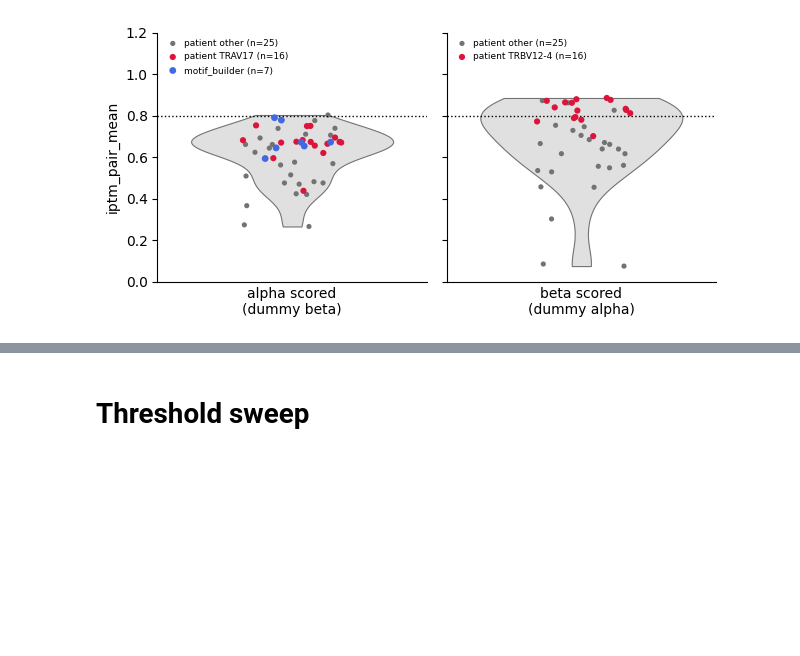
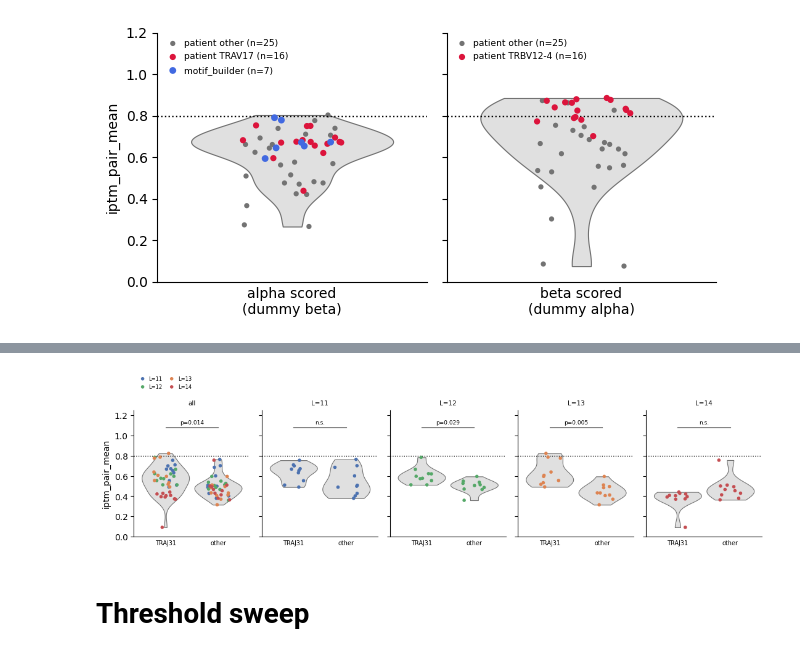
Before and after one commit to Rita-Ann-Roessner/Postdoc-UNIL, a Jupyter notebook: 260626_ESMfold2_motif_builder/Monitor.ipynb, the cells around one changed output, grey strips where cells are left out. Saved outputs shown, nothing was run; the diff lists cells and outputs as text; code cells hidden in the pictures; blank space fills up the shorter version.

```diff
--- a/260626_ESMfold2_motif_builder/Monitor.ipynb
+++ b/260626_ESMfold2_motif_builder/Monitor.ipynb
@@ -427,0 +497,75 @@ plt.show()
+# %%
+import numpy as np
+import pandas as pd
+import matplotlib.pyplot as plt
+import seaborn as sns
+from scipy.stats import mannwhitneyu
+
+base   = 'TCR_motif_atlas_cdr3_templated_new_installation_reduced_cycles_NY-ESO-1'
+THRESH = 0.8
+rng = np.random.default_rng(0)
+
+df = pd.read_csv(f'{base}/struc_preds_traj31_test/traj31_test_scored.csv')
+
+ARMS    = ['TRAJ31', 'otherJ']
+LENGTHS = [11, 12, 13, 14]
+LCOL    = dict(zip(LENGTHS, ['#4C72B0', '#55A868', '#DD8452', '#C44E52']))
+
+# length-centred scores, so the pooled test is not confounded by CDR3 length
+df['centred'] = df['iptm_pair_mean'] - df.groupby('cdr3_len')['iptm_pair_mean'].transform('median')
+
+PANELS = [('all', None)] + [(f'L={L}', L) for L in LENGTHS]
+M_CORRECT = len(PANELS)          # Bonferroni family = every test shown
+
+def test(sub, col):
+    a = sub.loc[sub['arm'] == 'TRAJ31', col]
+    b = sub.loc[sub['arm'] == 'otherJ', col]
+    u, p = mannwhitneyu(a, b, alternative='two-sided')
+    return u / (len(a) * len(b)), p
+
+def fmt(p):
+    return 'n.s.' if p >= 0.05 else (f'p={p:.3f}' if p >= 1e-3 else f'p={p:.1e}')
+
+fig, axes = plt.subplots(1, len(PANELS), figsize=(11, 3.2), sharey=True)
+
+for ax, (title, L) in zip(axes, PANELS):
+    sub = df if L is None else df[df['cdr3_len'] == L]
+    auc, p = test(sub, 'centred' if L is None else 'iptm_pair_mean')
+    p_adj = min(1.0, p * M_CORRECT)
+
+    for pos, arm in enumerate(ARMS):
+        y = sub.loc[sub['arm'] == arm, 'iptm_pair_mean'].to_numpy()
+
+        vp = ax.violinplot(y, positions=[pos], widths=0.9, showextrema=False)
+        for b in vp['bodies']:
+            b.set_facecolor('0.88'); b.set_edgecolor('0.45')
+            b.set_linewidth(0.8);    b.set_alpha(1.0)
+
+        x  = pos + rng.uniform(-0.22, 0.22, len(y))
+        ln = sub.loc[sub['arm'] == arm, 'cdr3_len'].to_numpy()
+        for LL in LENGTHS:
+            m = (ln == LL)
+            if m.any():
+                ax.scatter(x[m], y[m], s=16, c=LCOL[LL], edgecolors='none', zorder=3,
+                           label=f'L={LL}' if (L is None and pos == 0) else None)
+
+    ax.axhline(THRESH, ls=':', c='k', lw=1)
+    ax.text(0.5, 1.13, f'{fmt(p_adj)}', ha='center', va='center', fontsize=6.5)
+    ax.plot([0, 1], [1.08, 1.08], c='k', lw=0.8)
+    ax.set_ylim(0, 1.25)
+    ax.set_xlim(-0.6, 1.6)
+    ax.set_xticks([0, 1])
+    ax.set_xticklabels(['TRAJ31', 'other'], fontsize=7)
+    ax.tick_params(axis='x', length=0)
+    ax.set_title(f'{title}', fontsize=7.5)
+
+    print(f'{title:>5}: n={len(sub):2d}  AUC={auc:.3f}  '
+          f'p={p:.3g}  p_bonf={p_adj:.3g}')
+
+axes[0].set_ylabel('iptm_pair_mean')
+axes[0].legend(loc='upper left', frameon=False, fontsize=6,
+               handletextpad=0.2, borderpad=0.2, ncol=2, columnspacing=0.8, bbox_to_anchor=(0,1.3))
+plt.tight_layout()
+sns.despine()
+plt.show()
+# %% [output]
@@ -428,3 +577,4 @@ plt.show()
+[figure, added]
 # %% [markdown]
 # Threshold sweep
 # %%
```
Also changed, not shown: parts of 2 cells of this notebook, 4 other files.
